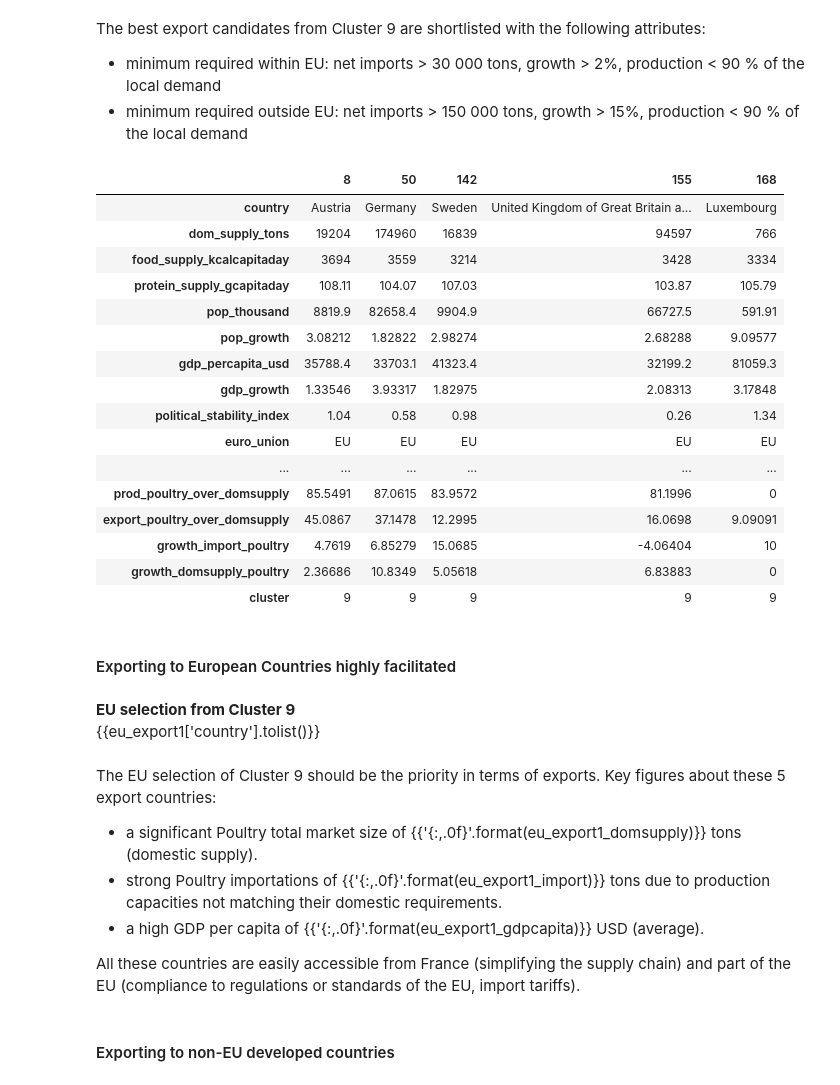
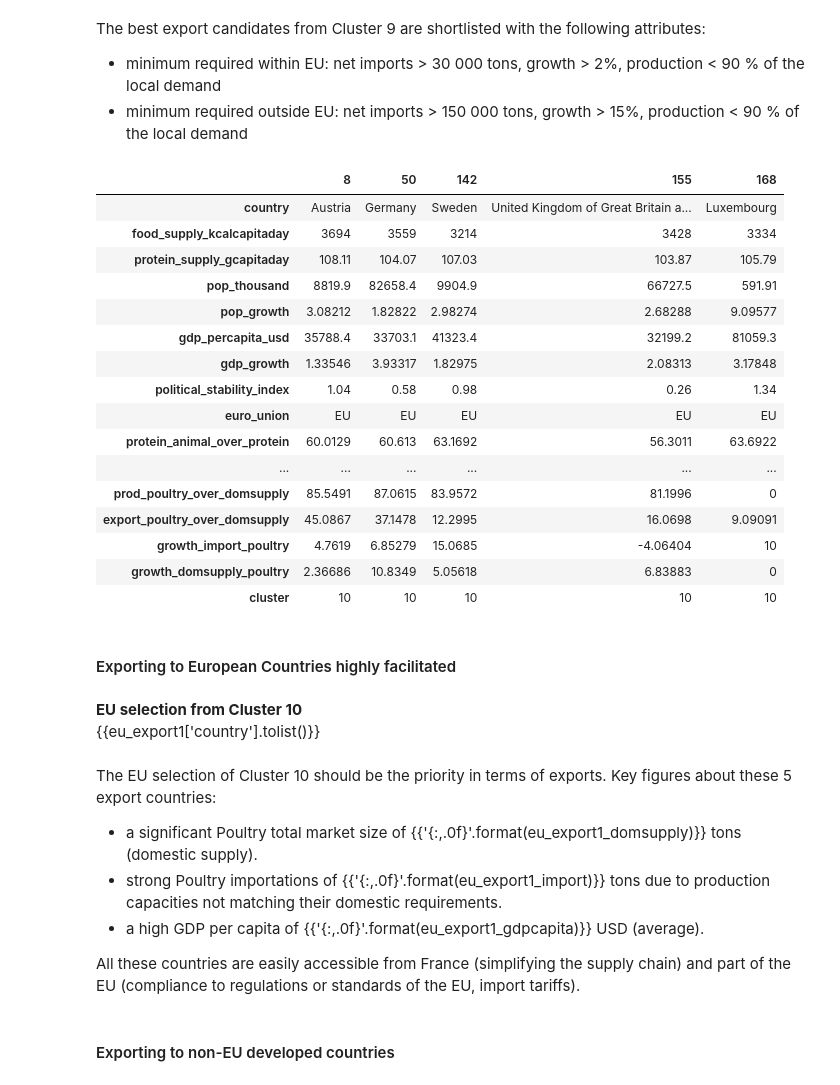
Before and after one commit to Michael-Orange/MarketStudy_ChickenExports_OC, a Jupyter notebook: P5_analysis.ipynb, the cells around one changed output. Saved outputs shown, nothing was run; the diff lists cells and outputs as text; code cells hidden in the pictures.

```diff
--- a/P5_analysis.ipynb
+++ b/P5_analysis.ipynb
@@ -425,17 +448,16 @@ The best export candidates from Cluster 9 are shortlisted with the following att
 - minimum required within EU: net imports > 30 000 tons, growth > 2%, production < 90 % of the local demand
 - minimum required outside EU: net imports > 150 000 tons, growth > 15%, production < 90 % of the local demand
 # %%
-X = group9
+X = group10
 eu_export1 = X.loc[((X['euro_union'] == 'EU')  & (X['country'] !='France')
                             & (X['net_import_poultry_tons'] >= 30000) &  (X['growth_import_poultry'] > 2) & (X['prod_poultry_over_domsupply'] < 90)) ]
 
-eu_export1 = eu_export1.append(group9.loc[group9['country'].isin(eu_border_selected)])
+eu_export1 = eu_export1.append(group10.loc[group10['country'].isin(eu_border_selected)])
 
 eu_export1.transpose()
 # %% [output]
 |  | 8 | 50 | 142 | 155 | 168 |
 | country | Austria | Germany | Sweden | United Kingdom of Great Britain a... | Luxembourg |
-| dom_supply_tons | 19204 | 174960 | 16839 | 94597 | 766 |
 | food_supply_kcalcapitaday | 3694 | 3559 | 3214 | 3428 | 3334 |
 | protein_supply_gcapitaday | 108.11 | 104.07 | 107.03 | 103.87 | 105.79 |
 | pop_thousand | 8819.9 | 82658.4 | 9904.9 | 66727.5 | 591.91 |
@@ -444,12 +466,13 @@ eu_export1.transpose()
 | gdp_growth | 1.33546 | 3.93317 | 1.82975 | 2.08313 | 3.17848 |
 | political_stability_index | 1.04 | 0.58 | 0.98 | 0.26 | 1.34 |
 | euro_union | EU | EU | EU | EU | EU |
+| protein_animal_over_protein | 60.0129 | 60.613 | 63.1692 | 56.3011 | 63.6922 |
 | ... | ... | ... | ... | ... | ... |
 | prod_poultry_over_domsupply | 85.5491 | 87.0615 | 83.9572 | 81.1996 | 0 |
 | export_poultry_over_domsupply | 45.0867 | 37.1478 | 12.2995 | 16.0698 | 9.09091 |
 | growth_import_poultry | 4.7619 | 6.85279 | 15.0685 | -4.06404 | 10 |
 | growth_domsupply_poultry | 2.36686 | 10.8349 | 5.05618 | 6.83883 | 0 |
-| cluster | 9 | 9 | 9 | 9 | 9 |
+| cluster | 10 | 10 | 10 | 10 | 10 |
 # %%
 eu_export1_domsupply = int(eu_export1['dom_supply_poultry_tons'].sum())
 eu_export1_import = int(eu_export1['import_poultry_tons'].sum())
@@ -458,10 +481,10 @@ eu_export1_gdpcapita = int(eu_export1['gdp_percapita_usd'].mean())
 # %% [markdown]
 <h4>Exporting to European Countries highly facilitated</h4>
 # %% [markdown]
-**EU selection from Cluster 9**
+**EU selection from Cluster 10**
 <br>{{eu_export1['country'].tolist()}}
 # %% [markdown]
-The EU selection of Cluster 9 should be the priority in terms of exports. Key figures about these 5 export countries:
+The EU selection of Cluster 10 should be the priority in terms of exports. Key figures about these 5 export countries:
 - a significant Poultry total market size of {{'{:,.0f}'.format(eu_export1_domsupply)}} tons (domestic supply).
 - strong Poultry importations of {{'{:,.0f}'.format(eu_export1_import)}} tons due to production capacities not matching their domestic requirements.
 - a high GDP per capita of {{'{:,.0f}'.format(eu_export1_gdpcapita)}} USD (average).
```
Also changed, not shown: parts of 45 cells of this notebook, 19 other files.
